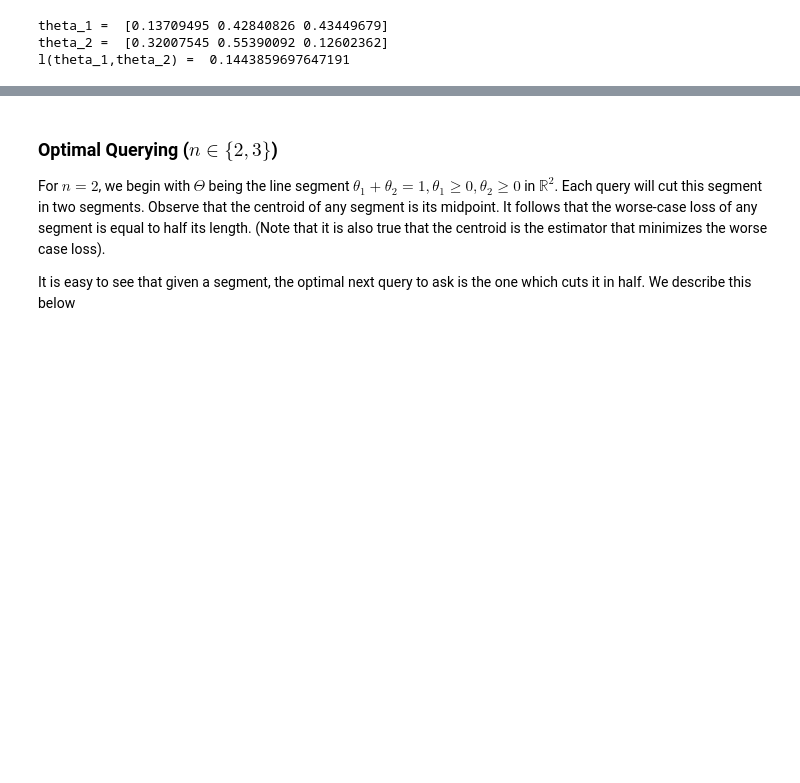
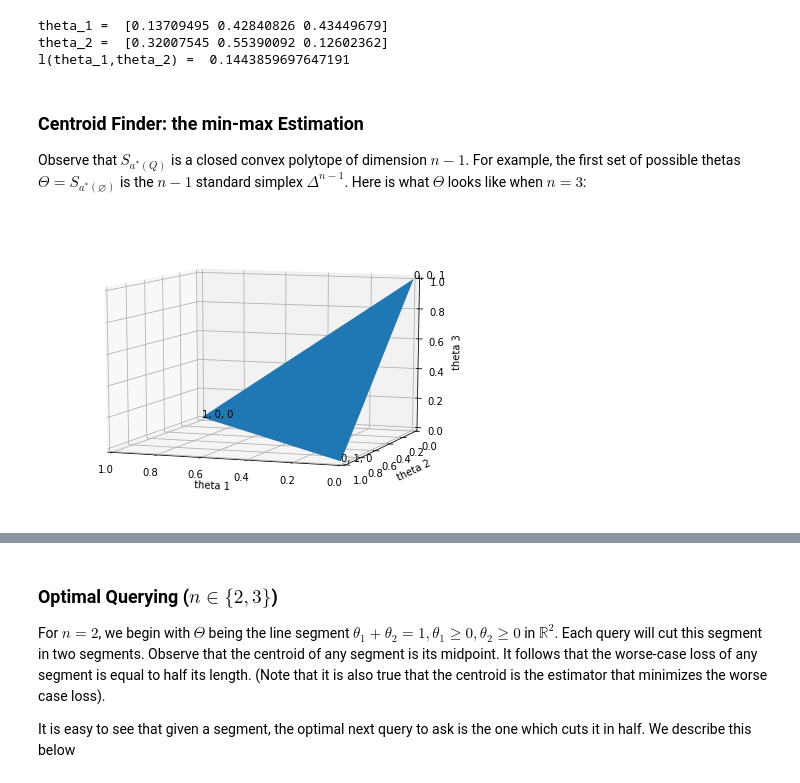
Before and after one commit to adelmag/Master-Thesis, a Jupyter notebook: Querying to Estimate - LAD.ipynb, the cells around one changed output, grey strips where cells are left out. Drawn from its saved outputs; the diff is of its cells as text; code cells hidden in the pictures; blank space fills up the shorter version.

```diff
--- a/Querying to Estimate - LAD.ipynb
+++ b/Querying to Estimate - LAD.ipynb
@@ -110,4 +119,30 @@ print("l(theta_1,theta_2) = ", loss(theta_1,theta_2))
 theta_1 =  [0.13709495 0.42840826 0.43449679]
 theta_2 =  [0.32007545 0.55390092 0.12602362]
 l(theta_1,theta_2) =  0.1443859697647191
+# %% [markdown]
+### Centroid Finder: the min-max Estimation
+
+Observe that $S_{a^*(Q)}$ is a closed convex polytope of dimension $n-1$. For example, the first set of possible thetas $\Theta = S_{a^*(\varnothing)}$ is the $n-1$ standard simplex $\Delta^{n-1}$. Here is what $\Theta$ looks like when $n=3$:
+# %%
+fig = plt.figure()
+ax = Axes3D(fig)
+V= [(1,0,0),(0,0,1),(0,1,0)]
+vertices = [V]
+ax.add_collection3d(Poly3DCollection(vertices))
+
+for v in V:
+    text = str(round(v[0],2))
+    for i in range(len(v)-1):
+        text+= ", " + str(round(v[i+1],2))
+    ax.text(v[0],v[1],v[2], text, zdir=(0, 0, 0))
+
+ax.set_xlabel("theta 1")
+ax.set_ylabel("theta 2")
+ax.set_zlabel("theta 3")
+
+ax.view_init(elev=10., azim=110)
+
+plt.show()
+# %% [output]
+[figure, added]
 # %% [markdown]
```
Also changed, not shown: parts of 11 cells of this notebook.
